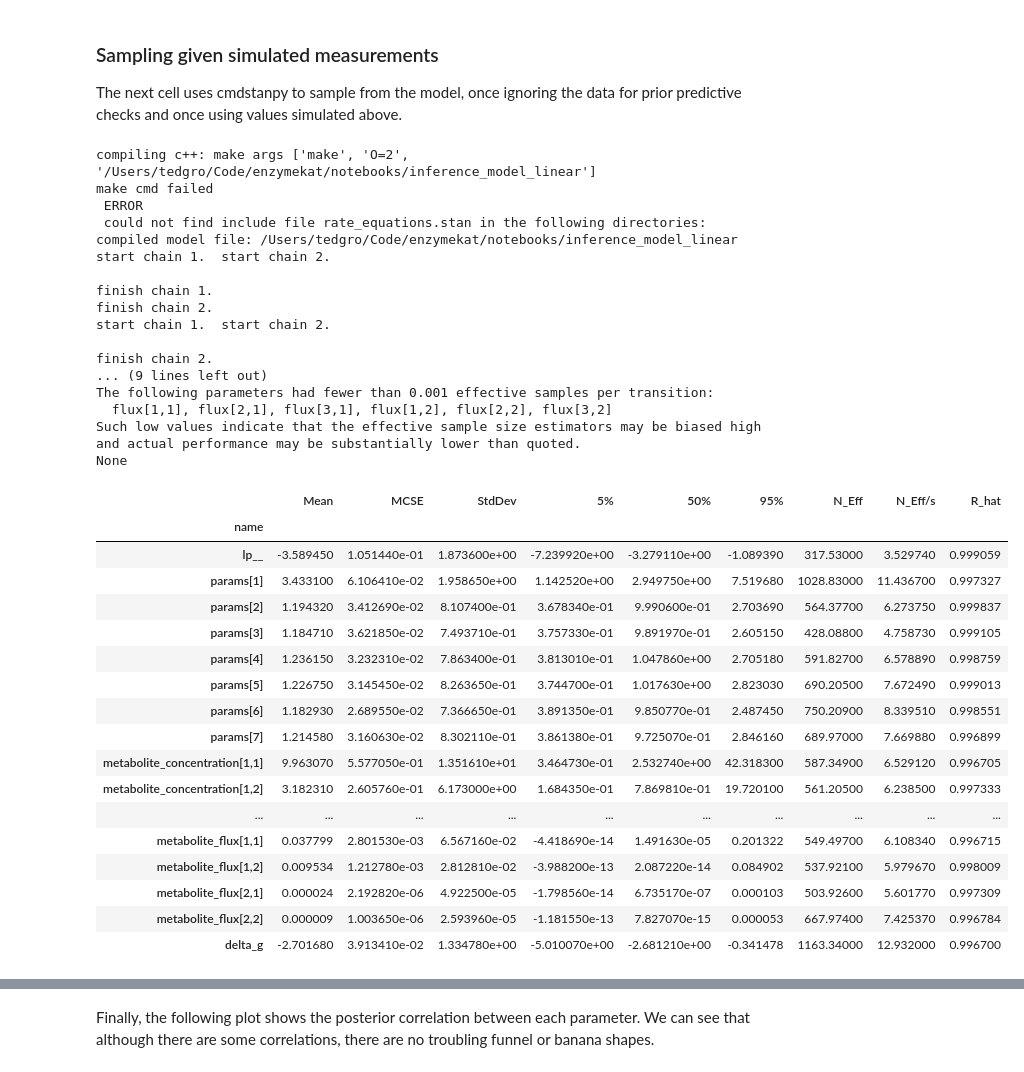
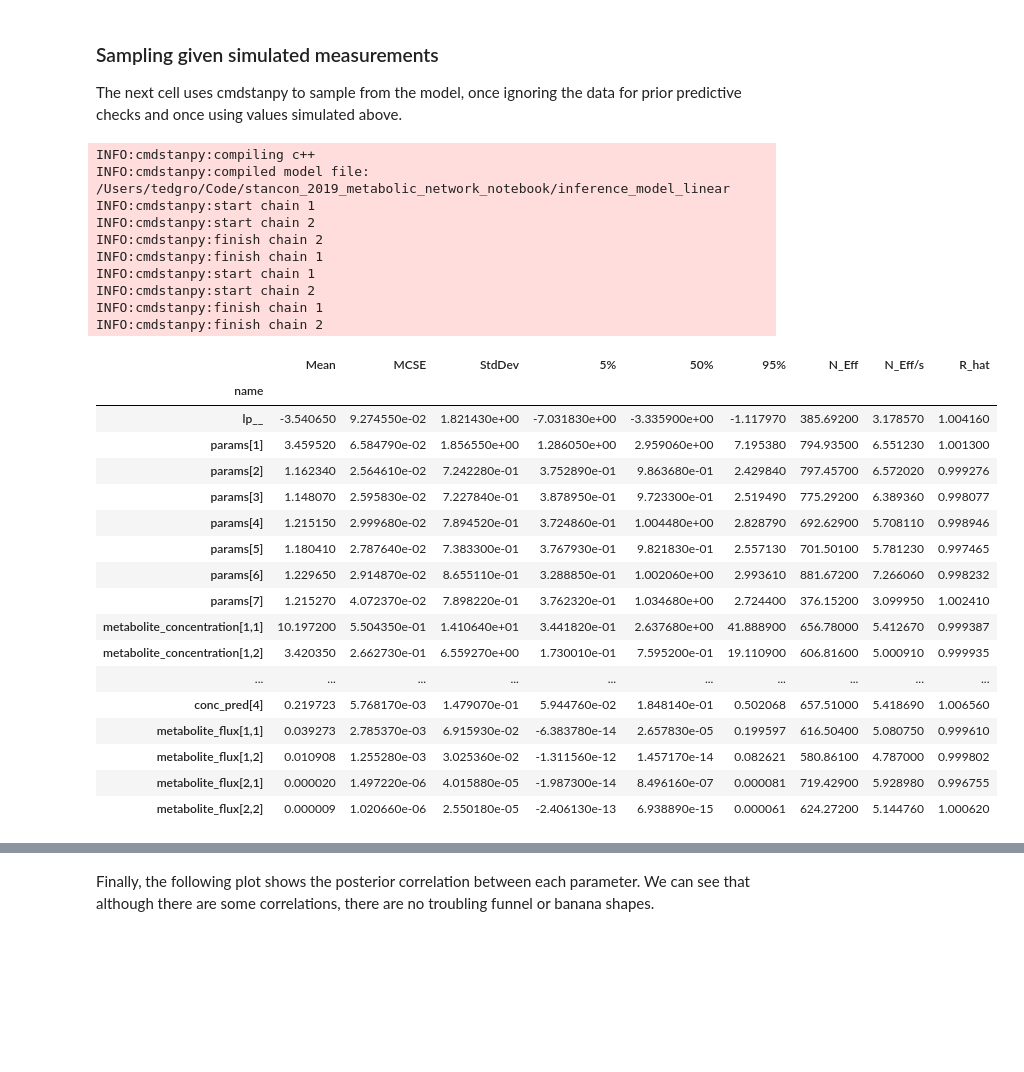
Before and after one commit to teddygroves/stancon_2019_metabolic_network_notebook, a Jupyter notebook: Modelling networks of metabolic reactions with Stan.ipynb, the cells around one changed output, grey strips where cells are left out. Drawn from its saved outputs; the diff is of its cells as text; code cells hidden in the pictures; blank space fills up the shorter version.

Commit message:
Feat: notebook edits

```diff
--- a/Modelling networks of metabolic reactions with Stan.ipynb
+++ b/Modelling networks of metabolic reactions with Stan.ipynb
@@ -422,8 +420,7 @@ stanfit_prior = inference_model.sample(
     warmup_iters=400,
     sampling_iters=300,
     chains=2,
-    cores=2,
-    save_warmup=True
+    cores=2
 )
 stanfit_posterior = inference_model.sample(
     data=inference_input_file_posterior,
@@ -431,13 +428,8 @@ stanfit_posterior = inference_model.sample(
     warmup_iters=400,
     sampling_iters=300,
     chains=2,
-    cores=2,
-    save_warmup=True
+    cores=2
 )
-
-# Print diagnostic information
-print(stanfit_prior.diagnose())
-print(stanfit_posterior.diagnose())
 
 # Display summaries
 display(stanfit_prior.summary())
@@ -446,65 +438,58 @@ display(stanfit_posterior.summary())
 # Create arviz objects from cmdstanpy stanfits
 shared_arviz_kwargs = dict(
     posterior_predictive=['flux_pred', 'conc_pred'],
     observed_data={'flux_pred': inference_input_posterior['measurement_flux'],
                    'conc_pred': inference_input_posterior['measurement_conc']},
     coords={
         'reactions': reaction_codes.index,
         'metabolites': metabolite_codes.index,
         'experiments': experiment_codes.index,
         'parameter_names': parameters['parameter'],
         'flux_measurements': (
             flux_measurements['label'].str.cat(flux_measurements['experiment'], sep='-').tolist()
         ),
         'concentration_measurements': (
             conc_measurements['label'].str.cat(conc_measurements['experiment'], sep='-').tolist()
         )
     },
     dims={
         'metabolite_concentration': ['metabolites', 'experiments'],
         'flux': ['reactions', 'experiments'],
         'params': ['parameter_names'],
         'conc_pred': ['concentration_measurements'],
         'flux_pred': ['flux_measurements']
     }
 )
 infd_prior = arviz.from_cmdstanpy(stanfit_prior, **shared_arviz_kwargs)
 infd_posterior = arviz.from_cmdstanpy(stanfit_posterior, **shared_arviz_kwargs)
 # %% [output]
-compiling c++: make args ['make', 'O=2', '/Users/tedgro/Code/enzymekat/notebooks/inference_model_linear']
-make cmd failed
- ERROR
- could not find include file rate_equations.stan in the following directories:
-compiled model file: /Users/tedgro/Code/enzymekat/notebooks/inference_model_linear
-start chain 1.  start chain 2.
-
-finish chain 1.
-finish chain 2.
-start chain 1.  start chain 2.
-
-finish chain 2.
-... (9 lines left out)
-The following parameters had fewer than 0.001 effective samples per transition:
-  flux[1,1], flux[2,1], flux[3,1], flux[1,2], flux[2,2], flux[3,2]
-Such low values indicate that the effective sample size estimators may be biased high and actual performance may be substantially lower than quoted.
-None
+INFO:cmdstanpy:compiling c++
+INFO:cmdstanpy:compiled model file: /Users/tedgro/Code/stancon_2019_metabolic_network_notebook/inference_model_linear
+INFO:cmdstanpy:start chain 1
+INFO:cmdstanpy:start chain 2
+INFO:cmdstanpy:finish chain 2
+INFO:cmdstanpy:finish chain 1
+INFO:cmdstanpy:start chain 1
+INFO:cmdstanpy:start chain 2
+INFO:cmdstanpy:finish chain 1
+INFO:cmdstanpy:finish chain 2
 |  | Mean | MCSE | StdDev | 5% | 50% | 95% | N_Eff | N_Eff/s | R_hat |
 | name |  |  |  |  |  |  |  |  |  |
-| lp__ | -3.589450 | 1.051440e-01 | 1.873600e+00 | -7.239920e+00 | -3.279110e+00 | -1.089390 | 317.53000 | 3.529740 | 0.999059 |
-| params[1] | 3.433100 | 6.106410e-02 | 1.958650e+00 | 1.142520e+00 | 2.949750e+00 | 7.519680 | 1028.83000 | 11.436700 | 0.997327 |
-| params[2] | 1.194320 | 3.412690e-02 | 8.107400e-01 | 3.678340e-01 | 9.990600e-01 | 2.703690 | 564.37700 | 6.273750 | 0.999837 |
-| params[3] | 1.184710 | 3.621850e-02 | 7.493710e-01 | 3.757330e-01 | 9.891970e-01 | 2.605150 | 428.08800 | 4.758730 | 0.999105 |
-| params[4] | 1.236150 | 3.232310e-02 | 7.863400e-01 | 3.813010e-01 | 1.047860e+00 | 2.705180 | 591.82700 | 6.578890 | 0.998759 |
-| params[5] | 1.226750 | 3.145450e-02 | 8.263650e-01 | 3.744700e-01 | 1.017630e+00 | 2.823030 | 690.20500 | 7.672490 | 0.999013 |
-| params[6] | 1.182930 | 2.689550e-02 | 7.366650e-01 | 3.891350e-01 | 9.850770e-01 | 2.487450 | 750.20900 | 8.339510 | 0.998551 |
-| params[7] | 1.214580 | 3.160630e-02 | 8.302110e-01 | 3.861380e-01 | 9.725070e-01 | 2.846160 | 689.97000 | 7.669880 | 0.996899 |
-| metabolite_concentration[1,1] | 9.963070 | 5.577050e-01 | 1.351610e+01 | 3.464730e-01 | 2.532740e+00 | 42.318300 | 587.34900 | 6.529120 | 0.996705 |
-| metabolite_concentration[1,2] | 3.182310 | 2.605760e-01 | 6.173000e+00 | 1.684350e-01 | 7.869810e-01 | 19.720100 | 561.20500 | 6.238500 | 0.997333 |
+| lp__ | -3.540650 | 9.274550e-02 | 1.821430e+00 | -7.031830e+00 | -3.335900e+00 | -1.117970 | 385.69200 | 3.178570 | 1.004160 |
+| params[1] | 3.459520 | 6.584790e-02 | 1.856550e+00 | 1.286050e+00 | 2.959060e+00 | 7.195380 | 794.93500 | 6.551230 | 1.001300 |
+| params[2] | 1.162340 | 2.564610e-02 | 7.242280e-01 | 3.752890e-01 | 9.863680e-01 | 2.429840 | 797.45700 | 6.572020 | 0.999276 |
+| params[3] | 1.148070 | 2.595830e-02 | 7.227840e-01 | 3.878950e-01 | 9.723300e-01 | 2.519490 | 775.29200 | 6.389360 | 0.998077 |
+| params[4] | 1.215150 | 2.999680e-02 | 7.894520e-01 | 3.724860e-01 | 1.004480e+00 | 2.828790 | 692.62900 | 5.708110 | 0.998946 |
+| params[5] | 1.180410 | 2.787640e-02 | 7.383300e-01 | 3.767930e-01 | 9.821830e-01 | 2.557130 | 701.50100 | 5.781230 | 0.997465 |
+| params[6] | 1.229650 | 2.914870e-02 | 8.655110e-01 | 3.288850e-01 | 1.002060e+00 | 2.993610 | 881.67200 | 7.266060 | 0.998232 |
+| params[7] | 1.215270 | 4.072370e-02 | 7.898220e-01 | 3.762320e-01 | 1.034680e+00 | 2.724400 | 376.15200 | 3.099950 | 1.002410 |
+| metabolite_concentration[1,1] | 10.197200 | 5.504350e-01 | 1.410640e+01 | 3.441820e-01 | 2.637680e+00 | 41.888900 | 656.78000 | 5.412670 | 0.999387 |
+| metabolite_concentration[1,2] | 3.420350 | 2.662730e-01 | 6.559270e+00 | 1.730010e-01 | 7.595200e-01 | 19.110900 | 606.81600 | 5.000910 | 0.999935 |
 | ... | ... | ... | ... | ... | ... | ... | ... | ... | ... |
-| metabolite_flux[1,1] | 0.037799 | 2.801530e-03 | 6.567160e-02 | -4.418690e-14 | 1.491630e-05 | 0.201322 | 549.49700 | 6.108340 | 0.996715 |
-| metabolite_flux[1,2] | 0.009534 | 1.212780e-03 | 2.812810e-02 | -3.988200e-13 | 2.087220e-14 | 0.084902 | 537.92100 | 5.979670 | 0.998009 |
-| metabolite_flux[2,1] | 0.000024 | 2.192820e-06 | 4.922500e-05 | -1.798560e-14 | 6.735170e-07 | 0.000103 | 503.92600 | 5.601770 | 0.997309 |
-| metabolite_flux[2,2] | 0.000009 | 1.003650e-06 | 2.593960e-05 | -1.181550e-13 | 7.827070e-15 | 0.000053 | 667.97400 | 7.425370 | 0.996784 |
-| delta_g | -2.701680 | 3.913410e-02 | 1.334780e+00 | -5.010070e+00 | -2.681210e+00 | -0.341478 | 1163.34000 | 12.932000 | 0.996700 |
+| conc_pred[4] | 0.219723 | 5.768170e-03 | 1.479070e-01 | 5.944760e-02 | 1.848140e-01 | 0.502068 | 657.51000 | 5.418690 | 1.006560 |
+| metabolite_flux[1,1] | 0.039273 | 2.785370e-03 | 6.915930e-02 | -6.383780e-14 | 2.657830e-05 | 0.199597 | 616.50400 | 5.080750 | 0.999610 |
+| metabolite_flux[1,2] | 0.010908 | 1.255280e-03 | 3.025360e-02 | -1.311560e-12 | 1.457170e-14 | 0.082621 | 580.86100 | 4.787000 | 0.999802 |
+| metabolite_flux[2,1] | 0.000020 | 1.497220e-06 | 4.015880e-05 | -1.987300e-14 | 8.496160e-07 | 0.000081 | 719.42900 | 5.928980 | 0.996755 |
+| metabolite_flux[2,2] | 0.000009 | 1.020660e-06 | 2.550180e-05 | -2.406130e-13 | 6.938890e-15 | 0.000061 | 624.27200 | 5.144760 | 1.000620 |
 |  | Mean | MCSE | StdDev | 5% | 50% | 95% | N_Eff | N_Eff/s | R_hat |
 | name |  |  |  |  |  |  |  |  |  |
```
Also changed, not shown: parts of 14 cells of this notebook.
